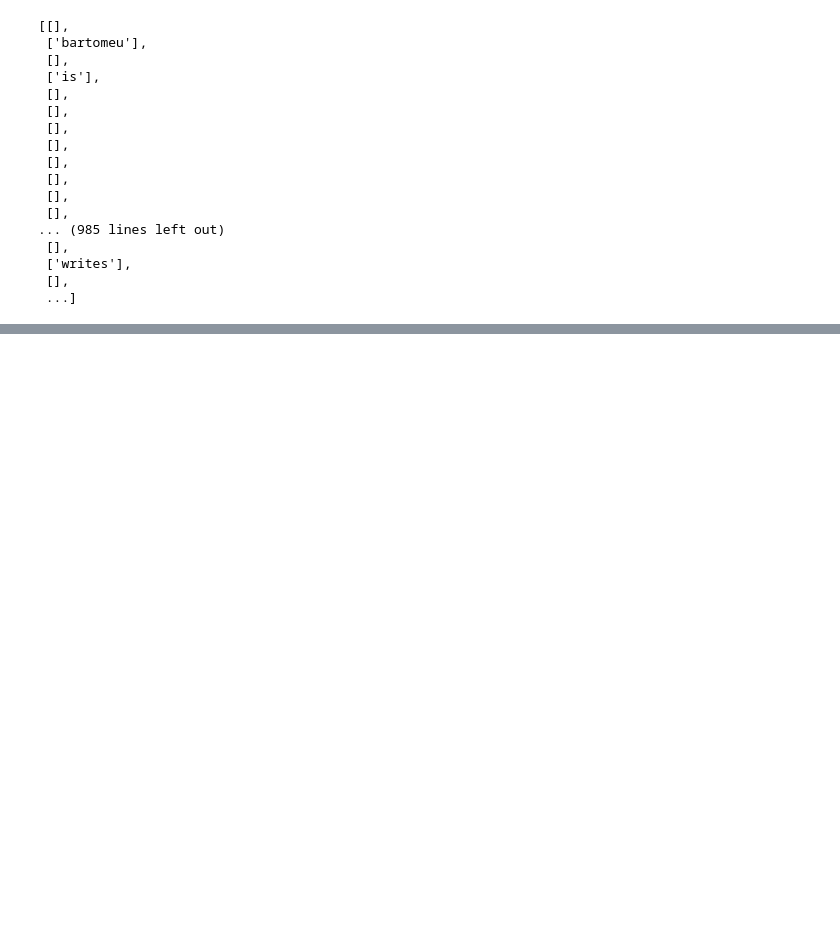
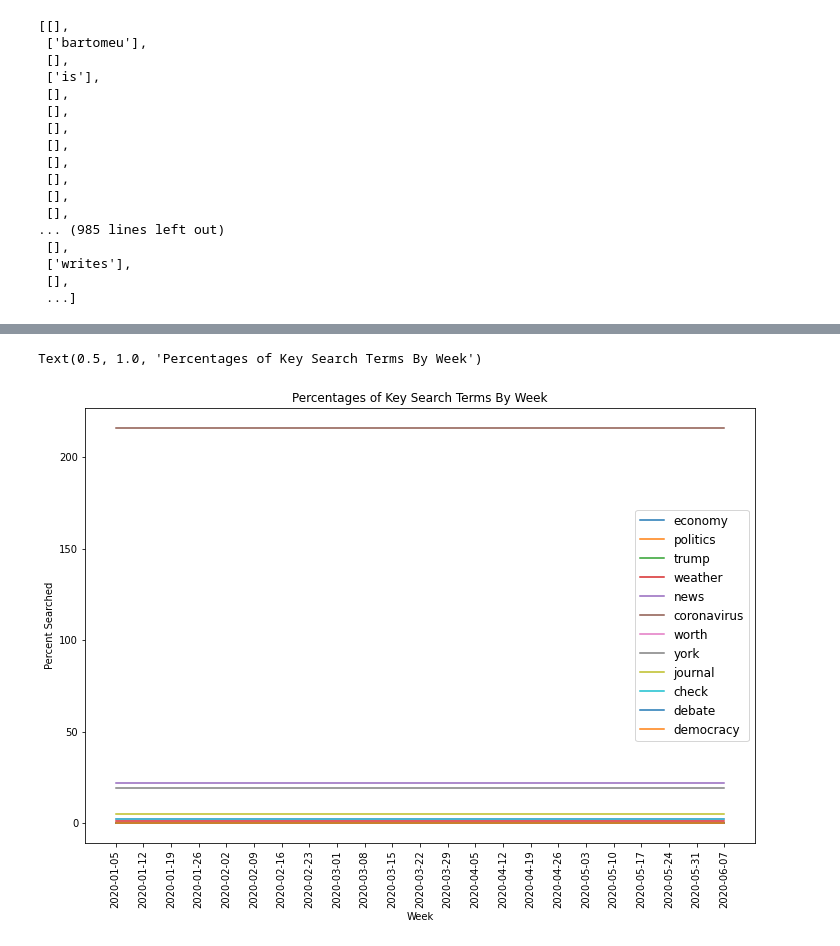
Before and after one commit to azaman13/covid19, a Jupyter notebook: healthQueries.ipynb, the cells around one changed output, grey strips where cells are left out. Cells and saved outputs as stored; diff of their text form; code cells hidden in the pictures; blank space fills up the shorter version.

```diff
--- a/healthQueries.ipynb
+++ b/healthQueries.ipynb
@@ -639,7 +650,7 @@ weekly_totals = []
 labels = []
 for week, wdf in df_news.set_index('datetime').groupby(pd.Grouper(freq='W')):
     if len(wdf) >0:
-        wdist = [0 for i in range(17)]
+        wdist = [0 for i in range(12)]
         week_label = str(week).split(' ')[0]
         labels.append(week_label)
         weekly_totals.append(len(wdf))
@@ -650,30 +661,33 @@ for week, wdf in df_news.set_index('datetime').groupby(pd.Grouper(freq='W')):
             get_nouns(tagged_list)
             for n in noun_list:
                 for w in n:
                     if w in D:
                         wdist[d_news_noun[D[w]]]+=1
                     elif ps.stem(w) in D:
                         wdist[d_news_noun[D[ps.stem(w)]]]+=1
         history.append(wdist)
 
 history = np.array(history)
 norm_hist = np.zeros((len(history), len(history[0])))
 for i in range(len(history)):
     factor = weekly_totals[i]
     for j in range(len(history[0])):
         norm_hist[i][j] = float(history[i][j])/float(factor)
 #         print(i,j,norm_hist[i][j],factor)
 
 
 # print(history)
 plt.figure(figsize=(12, 8))
 for col in range(history.shape[1]):
     name = d_news_noun_2[col]
     y = norm_hist[:,col]
     plt.plot(range(len(y)),y,label=name)
 
 plt.xticks(range(len(labels)),labels, rotation=90)
 plt.legend(fontsize = 12)
 plt.xlabel('Week')
 plt.ylabel('Percent Searched')
 plt.title("Percentages of Key Search Terms By Week")
+# %% [output]
+Text(0.5, 1.0, 'Percentages of Key Search Terms By Week')
+[figure, added]
```
Also changed, not shown: parts of 6 cells of this notebook.
